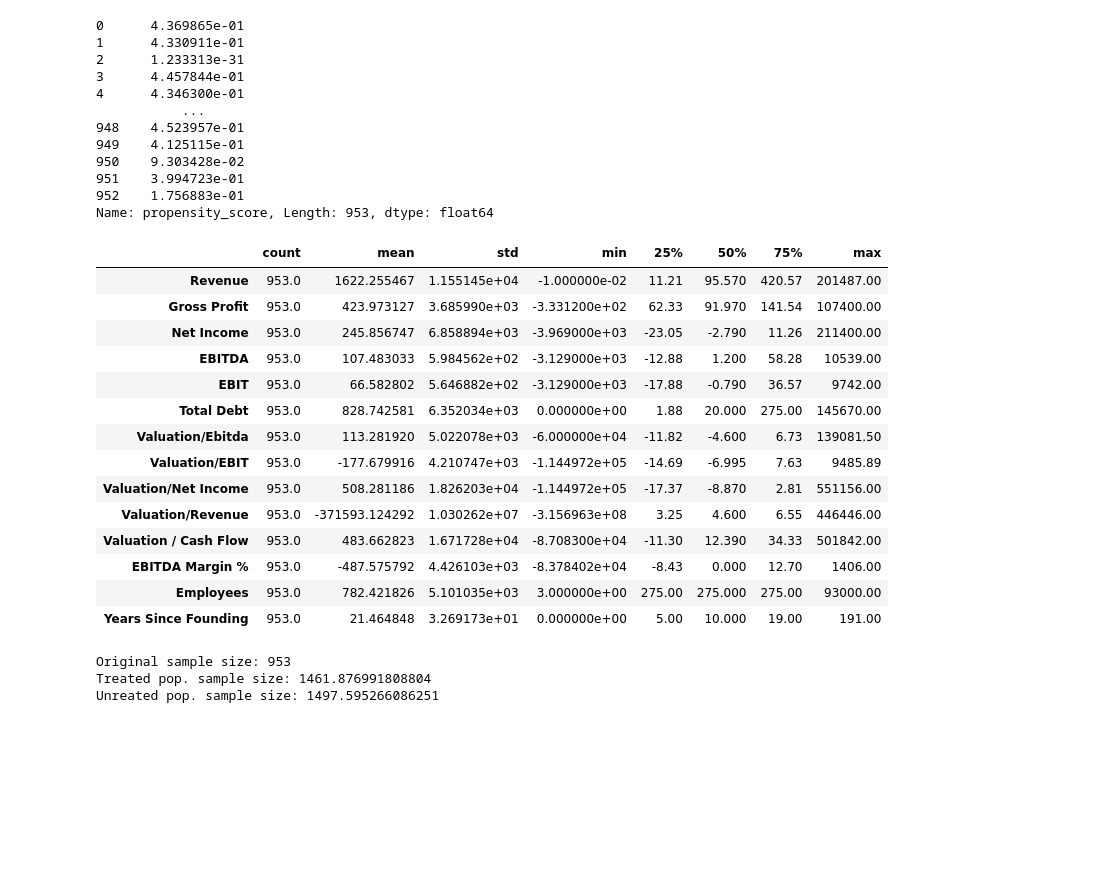
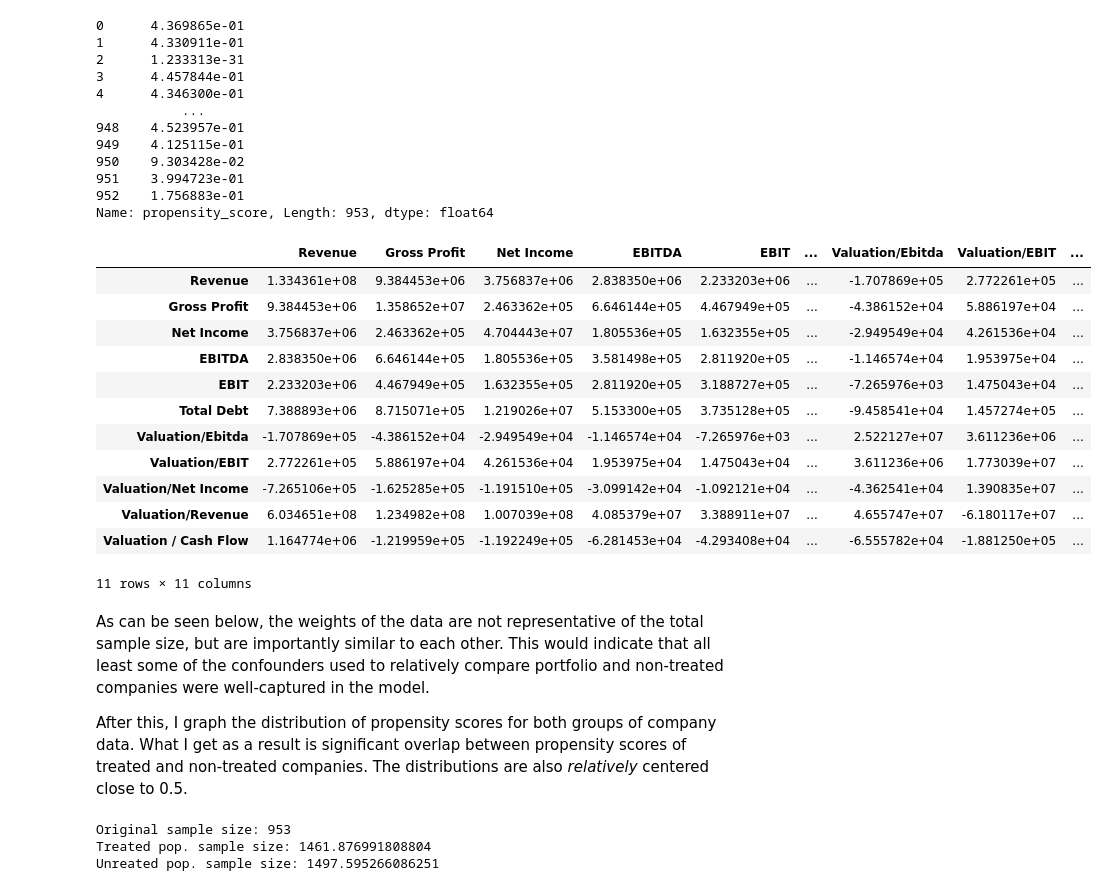
Before and after one commit to Leo-Marmo/financial_outcomes, a Jupyter notebook: main_notebook.ipynb, the cells around one changed output. Saved outputs shown, nothing was run; the diff lists cells and outputs as text; code cells hidden in the pictures; blank space fills up the shorter version.

```diff
--- a/main_notebook.ipynb
+++ b/main_notebook.ipynb
@@ -351,23 +333,26 @@ print(data_ps["propensity_score"])
 952    1.756883e-01
 Name: propensity_score, Length: 953, dtype: float64
 # %%
-data_ps[X_axis].describe().T
+df = data_ps[X_axis]
+df[X_axis[:11]].cov()
 # %% [output]
-|  | count | mean | std | min | 25% | 50% | 75% | max |
-| Revenue | 953.0 | 1622.255467 | 1.155145e+04 | -1.000000e-02 | 11.21 | 95.570 | 420.57 | 201487.00 |
-| Gross Profit | 953.0 | 423.973127 | 3.685990e+03 | -3.331200e+02 | 62.33 | 91.970 | 141.54 | 107400.00 |
-| Net Income | 953.0 | 245.856747 | 6.858894e+03 | -3.969000e+03 | -23.05 | -2.790 | 11.26 | 211400.00 |
-| EBITDA | 953.0 | 107.483033 | 5.984562e+02 | -3.129000e+03 | -12.88 | 1.200 | 58.28 | 10539.00 |
-| EBIT | 953.0 | 66.582802 | 5.646882e+02 | -3.129000e+03 | -17.88 | -0.790 | 36.57 | 9742.00 |
-| Total Debt | 953.0 | 828.742581 | 6.352034e+03 | 0.000000e+00 | 1.88 | 20.000 | 275.00 | 145670.00 |
-| Valuation/Ebitda | 953.0 | 113.281920 | 5.022078e+03 | -6.000000e+04 | -11.82 | -4.600 | 6.73 | 139081.50 |
-| Valuation/EBIT | 953.0 | -177.679916 | 4.210747e+03 | -1.144972e+05 | -14.69 | -6.995 | 7.63 | 9485.89 |
-| Valuation/Net Income | 953.0 | 508.281186 | 1.826203e+04 | -1.144972e+05 | -17.37 | -8.870 | 2.81 | 551156.00 |
-| Valuation/Revenue | 953.0 | -371593.124292 | 1.030262e+07 | -3.156963e+08 | 3.25 | 4.600 | 6.55 | 446446.00 |
-| Valuation / Cash Flow | 953.0 | 483.662823 | 1.671728e+04 | -8.708300e+04 | -11.30 | 12.390 | 34.33 | 501842.00 |
-| EBITDA Margin % | 953.0 | -487.575792 | 4.426103e+03 | -8.378402e+04 | -8.43 | 0.000 | 12.70 | 1406.00 |
-| Employees | 953.0 | 782.421826 | 5.101035e+03 | 3.000000e+00 | 275.00 | 275.000 | 275.00 | 93000.00 |
-| Years Since Founding | 953.0 | 21.464848 | 3.269173e+01 | 0.000000e+00 | 5.00 | 10.000 | 19.00 | 191.00 |
+|  | Revenue | Gross Profit | Net Income | EBITDA | EBIT | ... | Valuation/Ebitda | Valuation/EBIT | ... |
+| Revenue | 1.334361e+08 | 9.384453e+06 | 3.756837e+06 | 2.838350e+06 | 2.233203e+06 | ... | -1.707869e+05 | 2.772261e+05 | ... |
+| Gross Profit | 9.384453e+06 | 1.358652e+07 | 2.463362e+05 | 6.646144e+05 | 4.467949e+05 | ... | -4.386152e+04 | 5.886197e+04 | ... |
+| Net Income | 3.756837e+06 | 2.463362e+05 | 4.704443e+07 | 1.805536e+05 | 1.632355e+05 | ... | -2.949549e+04 | 4.261536e+04 | ... |
+| EBITDA | 2.838350e+06 | 6.646144e+05 | 1.805536e+05 | 3.581498e+05 | 2.811920e+05 | ... | -1.146574e+04 | 1.953975e+04 | ... |
+| EBIT | 2.233203e+06 | 4.467949e+05 | 1.632355e+05 | 2.811920e+05 | 3.188727e+05 | ... | -7.265976e+03 | 1.475043e+04 | ... |
+| Total Debt | 7.388893e+06 | 8.715071e+05 | 1.219026e+07 | 5.153300e+05 | 3.735128e+05 | ... | -9.458541e+04 | 1.457274e+05 | ... |
+| Valuation/Ebitda | -1.707869e+05 | -4.386152e+04 | -2.949549e+04 | -1.146574e+04 | -7.265976e+03 | ... | 2.522127e+07 | 3.611236e+06 | ... |
+| Valuation/EBIT | 2.772261e+05 | 5.886197e+04 | 4.261536e+04 | 1.953975e+04 | 1.475043e+04 | ... | 3.611236e+06 | 1.773039e+07 | ... |
+| Valuation/Net Income | -7.265106e+05 | -1.625285e+05 | -1.191510e+05 | -3.099142e+04 | -1.092121e+04 | ... | -4.362541e+04 | 1.390835e+07 | ... |
+| Valuation/Revenue | 6.034651e+08 | 1.234982e+08 | 1.007039e+08 | 4.085379e+07 | 3.388911e+07 | ... | 4.655747e+07 | -6.180117e+07 | ... |
+| Valuation / Cash Flow | 1.164774e+06 | -1.219959e+05 | -1.192249e+05 | -6.281453e+04 | -4.293408e+04 | ... | -6.555782e+04 | -1.881250e+05 | ... |
+11 rows × 11 columns
+# %% [markdown]
+As can be seen below, the weights of the data are not representative of the total sample size, but are importantly similar to each other. This would indicate that all least some of the confounders used to relatively compare portfolio and non-treated companies were well-captured in the model.
+
+After this, I graph the distribution of propensity scores for both groups of company data. What I get as a result is significant overlap between propensity scores of treated and non-treated companies. The distributions are also *relatively* centered close to 0.5.
 # %%
 #Weights of the data
 weight_t = 1/data_ps.query("PE==1")["propensity_score"]
```
Also changed, not shown: parts of 37 cells of this notebook, 19 other files.
